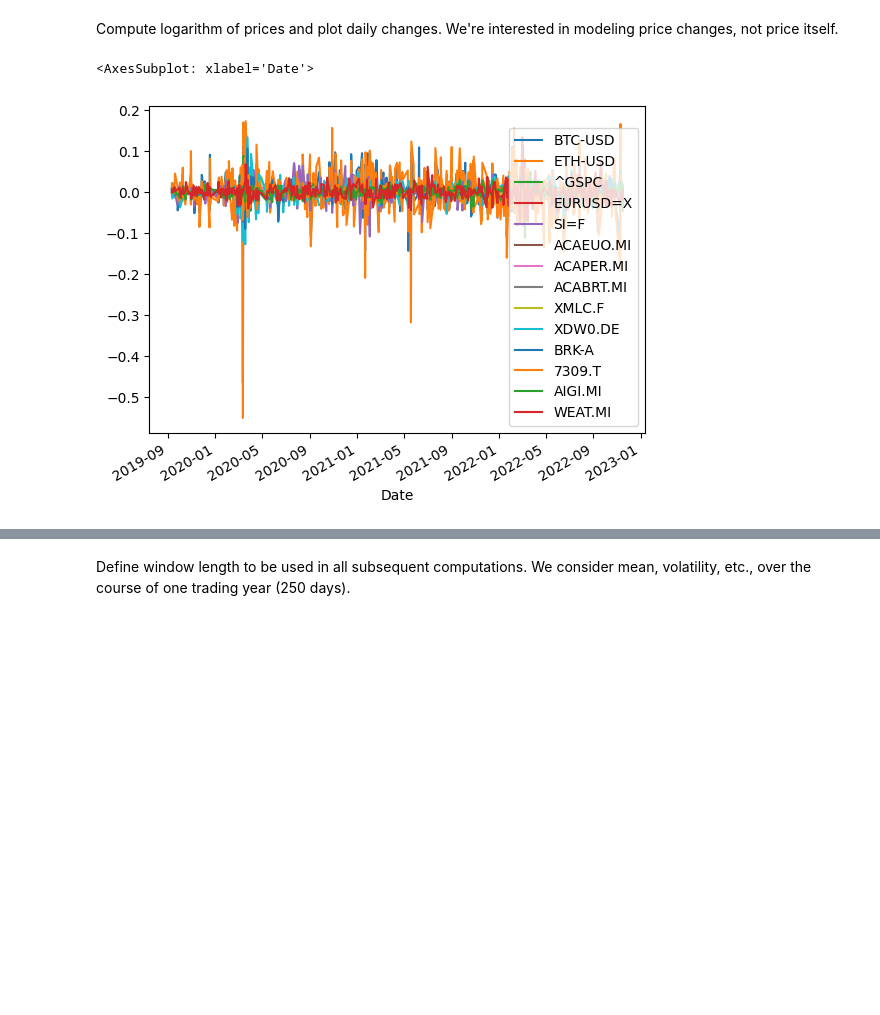
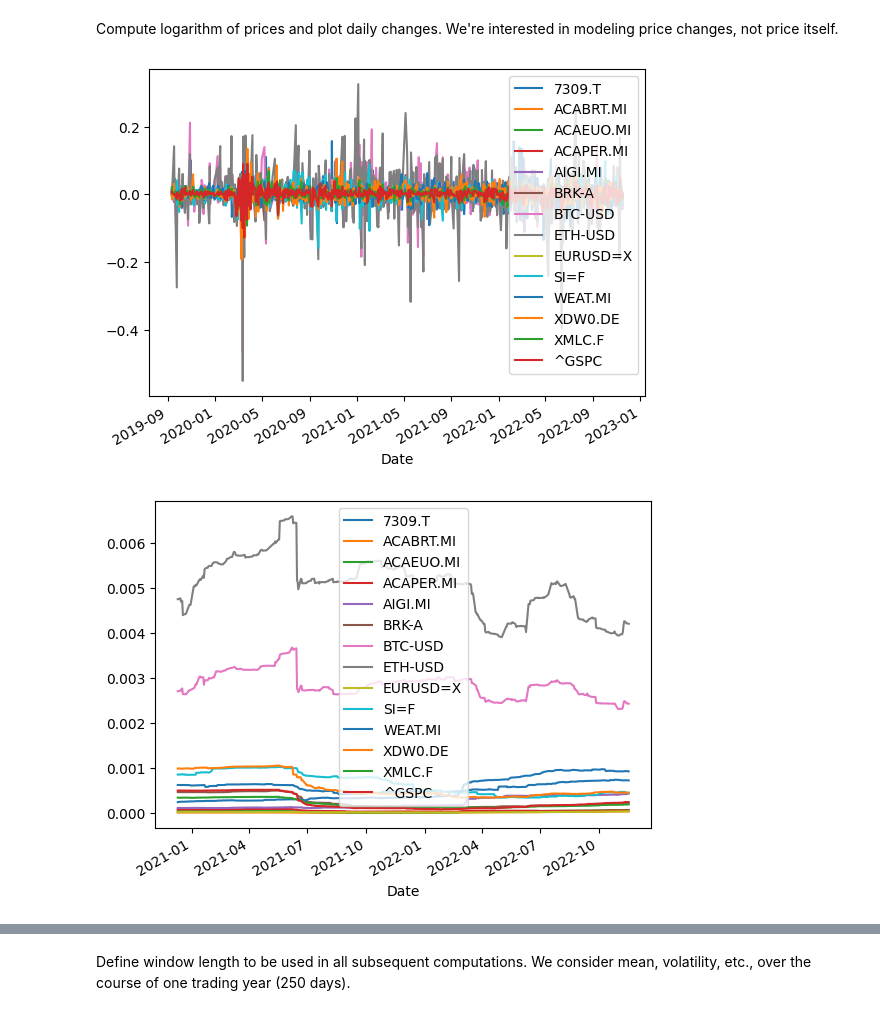
Before and after one commit to fedeb95/market-analysis, a Jupyter notebook: Asset crashes.ipynb, the cells around one changed output, grey strips where cells are left out. Drawn from its saved outputs; the diff is of its cells as text; code cells hidden in the pictures; blank space fills up the shorter version.

```diff
--- a/Asset crashes.ipynb
+++ b/Asset crashes.ipynb
@@ -18,11 +21,7 @@ Asset data is imported from Yahoo.
 asset = ['BTC-USD', 'ETH-USD', '^GSPC', 'EURUSD=X', 'SI=F', 'ACAEUO.MI',
         'ACAPER.MI', 'ACABRT.MI', 'XMLC.F', 'XDW0.DE', 'BRK-A', '7309.T', 'AIGI.MI',
          'WEAT.MI']
-data = import_yahoo_close(asset)
-data.to_csv('asset-crashes.csv')
-data = pd.read_csv('asset-crashes.csv')
-data['Date'] = data['Date'].astype('datetime64')
-data = data.set_index('Date')
+data = DataSource().get_data(asset)
 # %%
 data.head()
 # %% [output]
@@ -36,5 +35,5 @@ data.head()
 # %% [markdown]
 Plot asset price.
 # %%
-data[asset].plot()
+data = Plot().apply(data)
 # %% [output]
@@ -43,9 +41,11 @@ data[asset].plot()
 # %% [markdown]
 Compute logarithm of prices and plot daily changes. We're interested in modeling price changes, not price itself.
 # %%
-log_data = np.log(data[asset])
-log_data_diff = log_data.diff().dropna()
-log_data_diff.plot()
+window_length = 250
+res = Compose().then(DropNa()).then(LogDiff()).then(Plot()) \
+    .then(Rolling(window_length)) \
+    .then(ForkLeft(Compose().then(Mean()).then(Plot()), Compose().then(Variance()).then(Plot()))) \
+    .apply(data)
 # %% [output]
-<AxesSubplot: xlabel='Date'>
-[figure, old version]
+[figure, new version]
+[figure, added]
```
Also changed, not shown: parts of 7 cells of this notebook, 1 other file.
